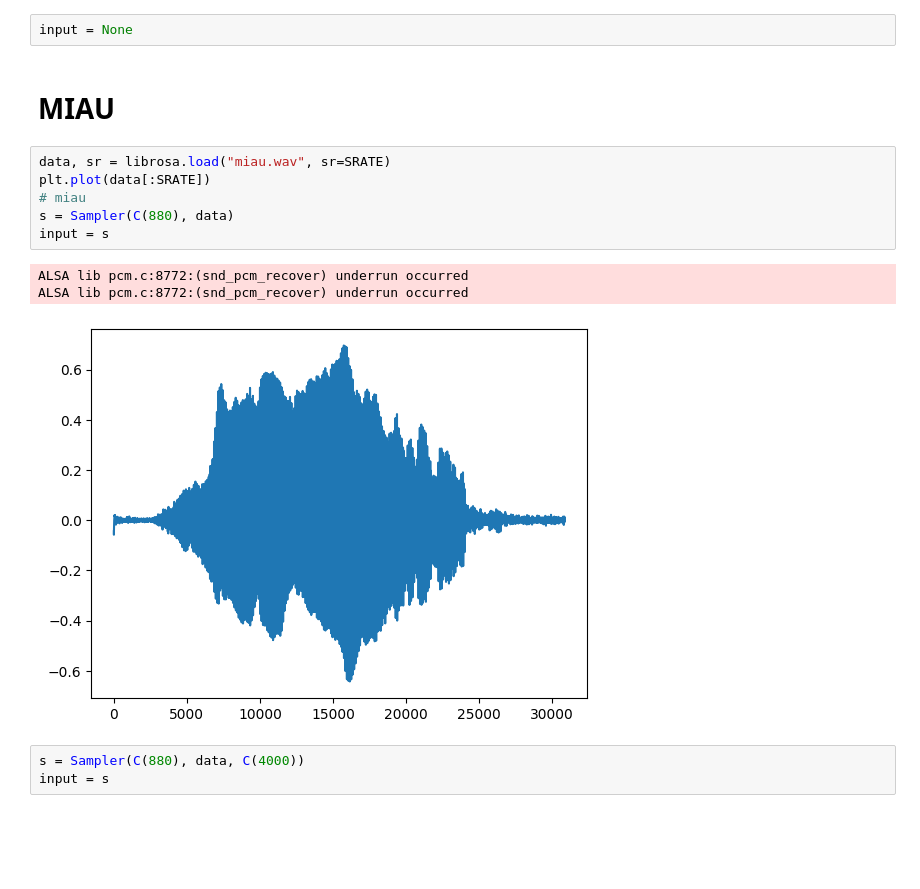
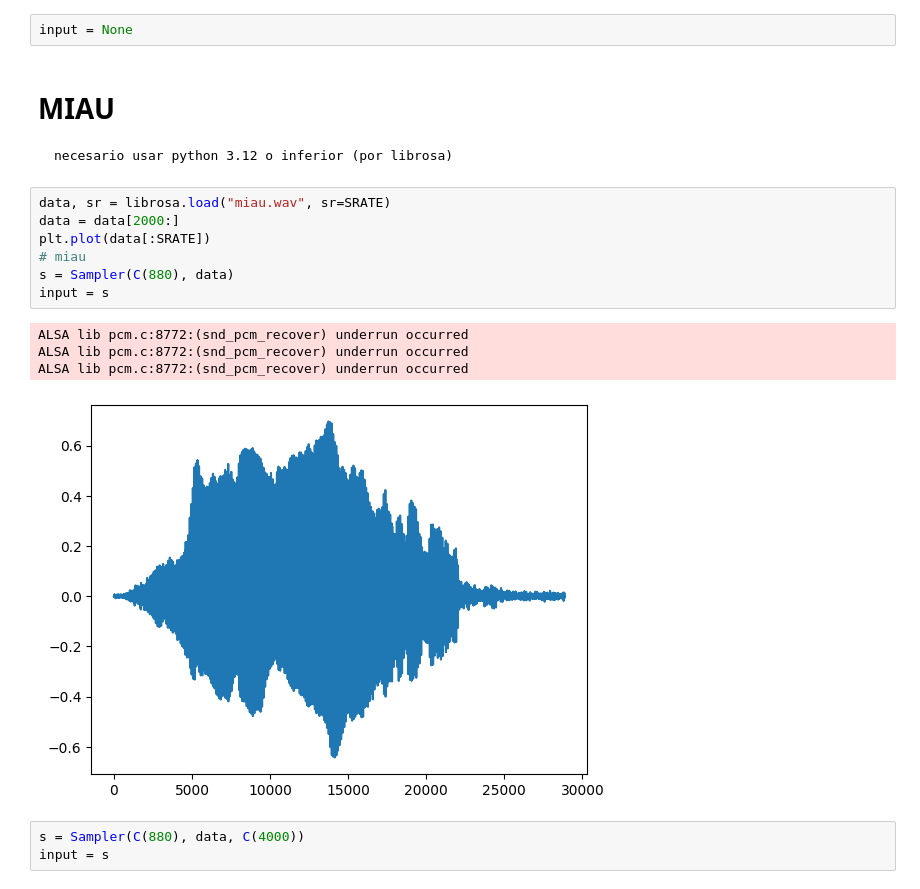
Before and after one commit to jperson4/Informatica-Musical, a Jupyter notebook: p5/p5.ipynb, the cells around one changed output. Drawn from its saved outputs; the diff is of its cells as text; blank space fills up the shorter version.

```diff
--- a/p5/p5.ipynb
+++ b/p5/p5.ipynb
@@ -298,18 +299,21 @@ ALSA lib pcm.c:8772:(snd_pcm_recover) underrun occurred
 [figure]
 # %%
 input = None
-# %% [markdown]
-# MIAU
+# %% [markdown]
+# MIAU
+    necesario usar python 3.12 o inferior (por librosa)
 # %%
 data, sr = librosa.load("miau.wav", sr=SRATE)
+data = data[2000:]
 plt.plot(data[:SRATE])
 # miau
 s = Sampler(C(880), data)
 input = s
 # %% [output]
 ALSA lib pcm.c:8772:(snd_pcm_recover) underrun occurred
 ALSA lib pcm.c:8772:(snd_pcm_recover) underrun occurred
+ALSA lib pcm.c:8772:(snd_pcm_recover) underrun occurred
-[figure, old version]
+[figure, new version]
 # %%
 s = Sampler(C(880), data, C(4000))
 input = s
```
Also changed, not shown: parts of 3 cells of this notebook, 4 other files.
